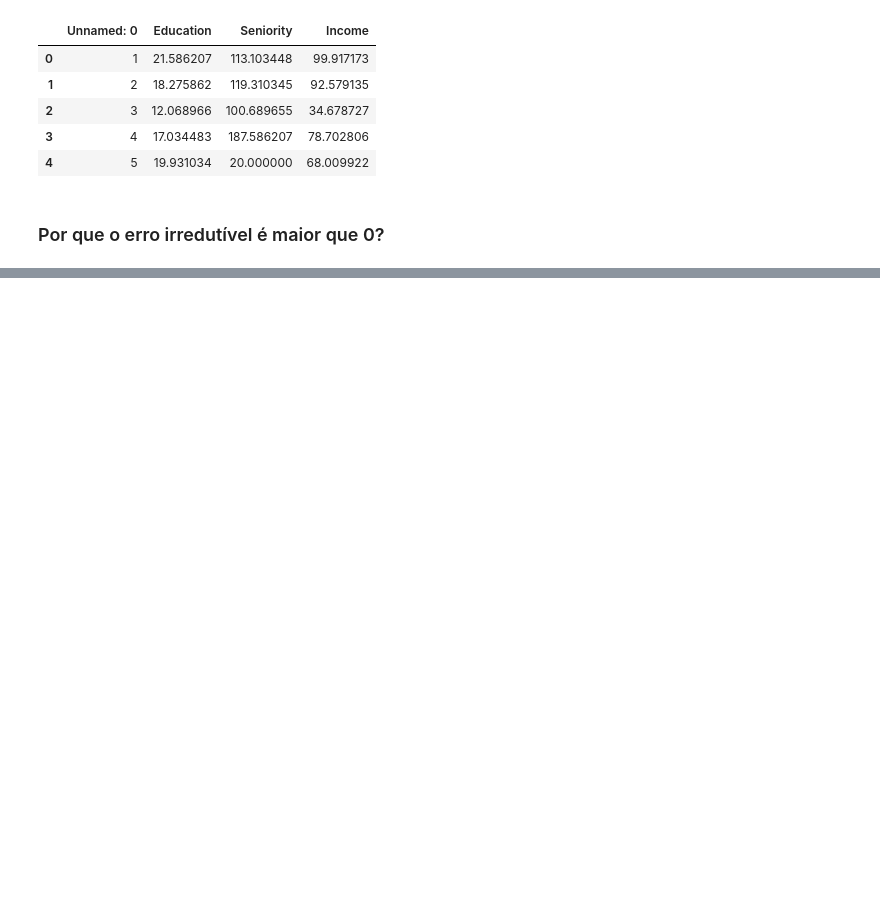
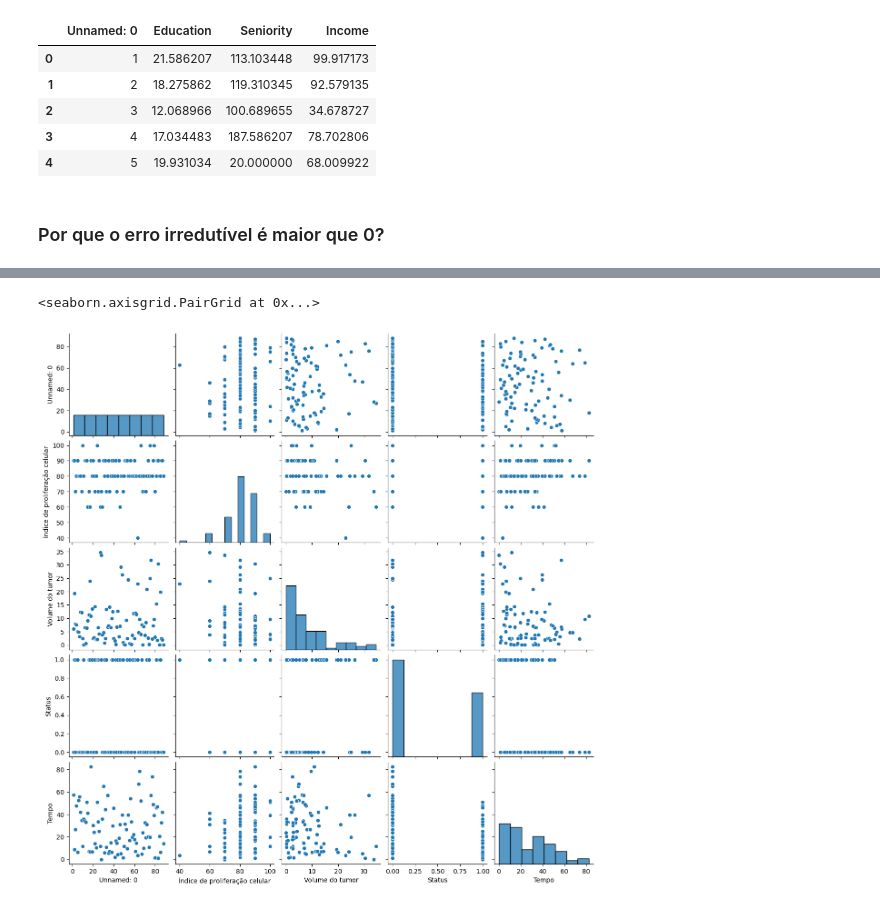
Before and after one commit to thiagocaveglion/introduction_to_statistical_learning, a Jupyter notebook: capitulo_2/capitulo_2.ipynb, the cells around one changed output, grey strips where cells are left out. Cells and saved outputs as stored; diff of their text form; code cells hidden in the pictures; blank space fills up the shorter version.

```diff
--- a/capitulo_2/capitulo_2.ipynb
+++ b/capitulo_2/capitulo_2.ipynb
@@ -80,0 +83,7 @@ plt.show()
+# %%
+import pandas as pd
+import matplotlib.pyplot as plt
+import seaborn as sns
+
+dataframe = pd.read_csv("./datasets/BrainCancer.csv")
+dataframe
@@ -80,0 +104,11 @@ plt.show()
+# %%
+dataframe = dataframe.rename(columns={
+                          "sex":"Sexo",
+                          "diagnosis":"Diagnóstico",
+                          "loc":"Localização",
+                          "ki":"Índice de proliferação celular",
+                          "gtv":"Volume do tumor",
+                          "stereo":"Tipo de tratamento",
+                          "status":"Status",
+                          "time":"Tempo"}
+                          )
@@ -80,0 +131,5 @@ plt.show()
+# %%
+sns.pairplot(dataframe)
+# %% [output]
+<seaborn.axisgrid.PairGrid at 0x...>
+[figure, added]
```
Also changed, not shown: parts of 5 cells of this notebook, 1 other file.
